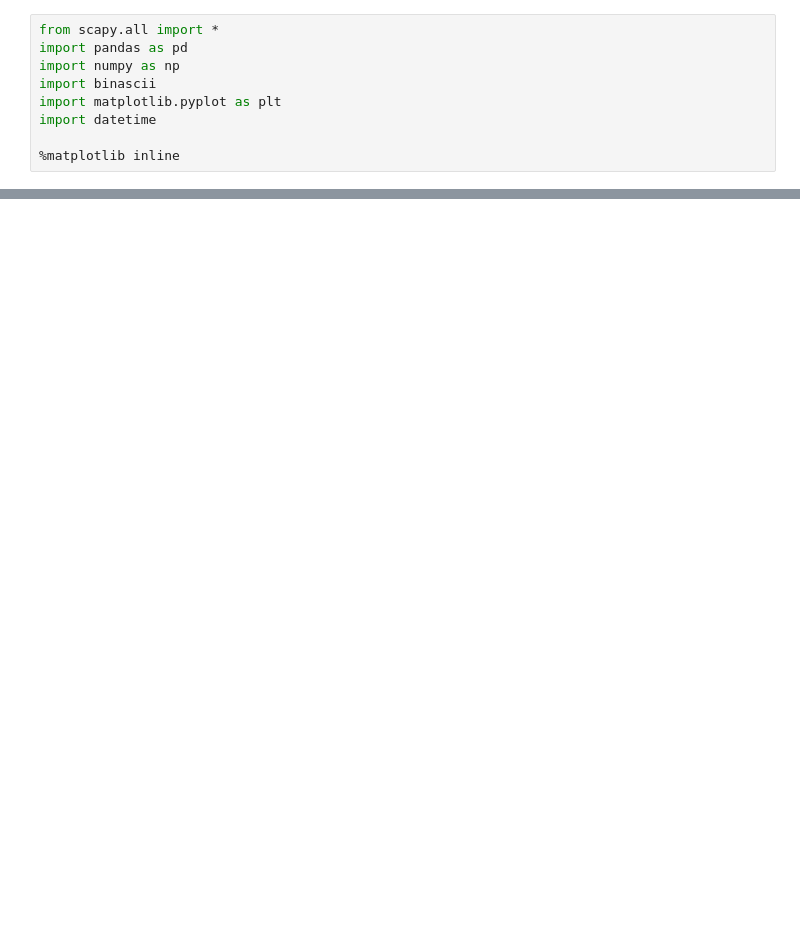
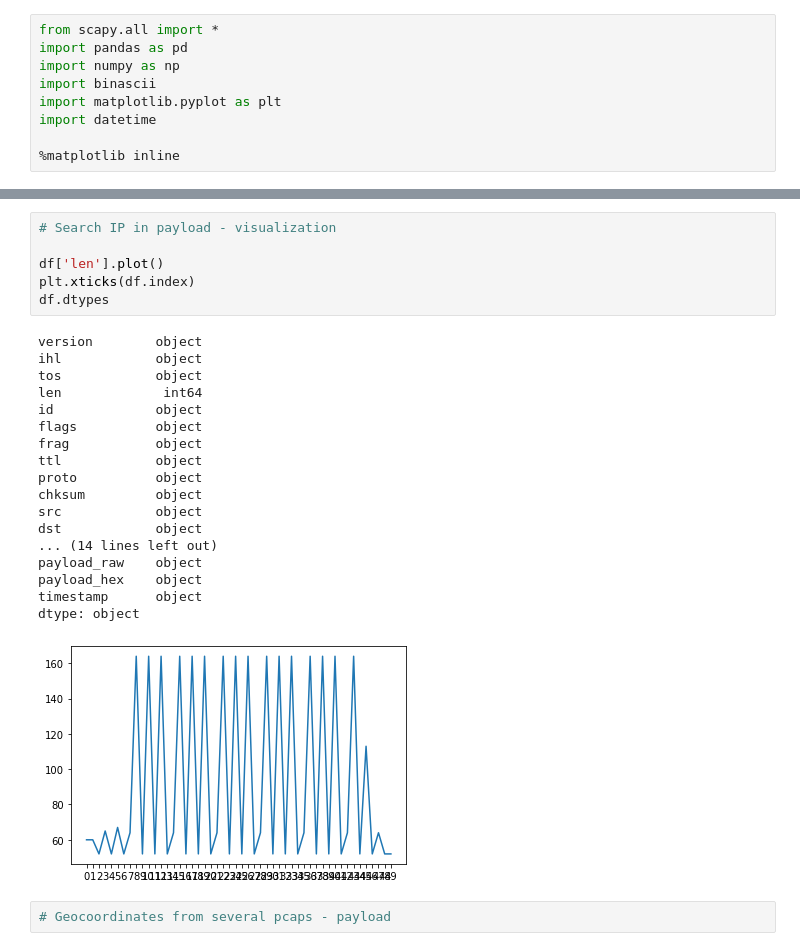
Before and after one commit to fulmetalpackets/protohacking, a Jupyter notebook: packet_analysis/packet_analysis.ipynb, the cells around one changed output, grey strips where cells are left out. Drawn from its saved outputs; the diff is of its cells as text; blank space fills up the shorter version.

```diff
--- a/packet_analysis/packet_analysis.ipynb
+++ b/packet_analysis/packet_analysis.ipynb
@@ -118,0 +154,27 @@ plt.yticks([6,17],['tcp','udp'])
+# %%
+# Search IP in payload - visualization
+
+df['len'].plot()
+plt.xticks(df.index)
+df.dtypes
+# %% [output]
+version        object
+ihl            object
+tos            object
+len             int64
+id             object
+flags          object
+frag           object
+ttl            object
+proto          object
+chksum         object
+src            object
+dst            object
+... (14 lines left out)
+payload_raw    object
+payload_hex    object
+timestamp      object
+dtype: object
+[figure, added]
+# %%
+# Geocoordinates from several pcaps - payload
```
Also changed, not shown: parts of 10 cells of this notebook.
